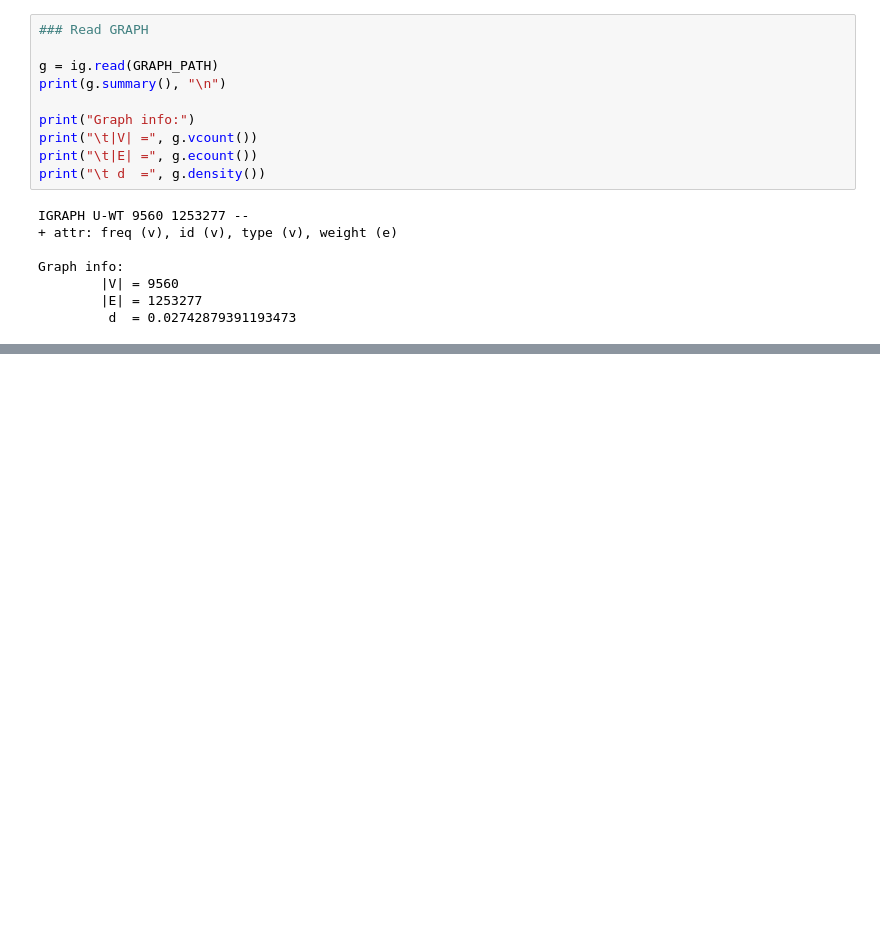
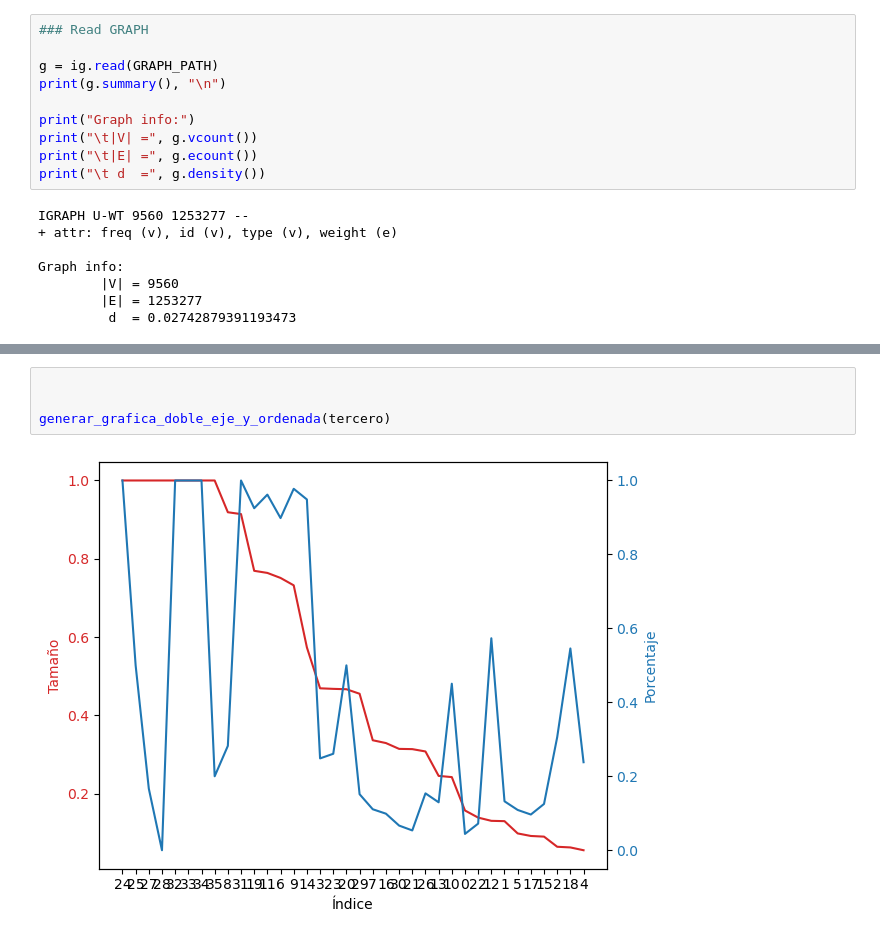
Before and after one commit to diazmx/phd-thesis-lab, a Jupyter notebook: 12-third_year/05-CommunityDetection/06-BridgeNodesAnalysis.ipynb, the cells around one changed output, grey strips where cells are left out. Drawn from its saved outputs; the diff is of its cells as text; blank space fills up the shorter version.

```diff
--- a/12-third_year/05-CommunityDetection/06-BridgeNodesAnalysis.ipynb
+++ b/12-third_year/05-CommunityDetection/06-BridgeNodesAnalysis.ipynb
@@ -202,0 +302,6 @@ generar_grafica_doble_eje_y_ordenada(otro_dato)
+# %%
+
+
+generar_grafica_doble_eje_y_ordenada(tercero)
+# %% [output]
+[figure, added]
```
Also changed, not shown: parts of 10 cells of this notebook, 2 other files.
